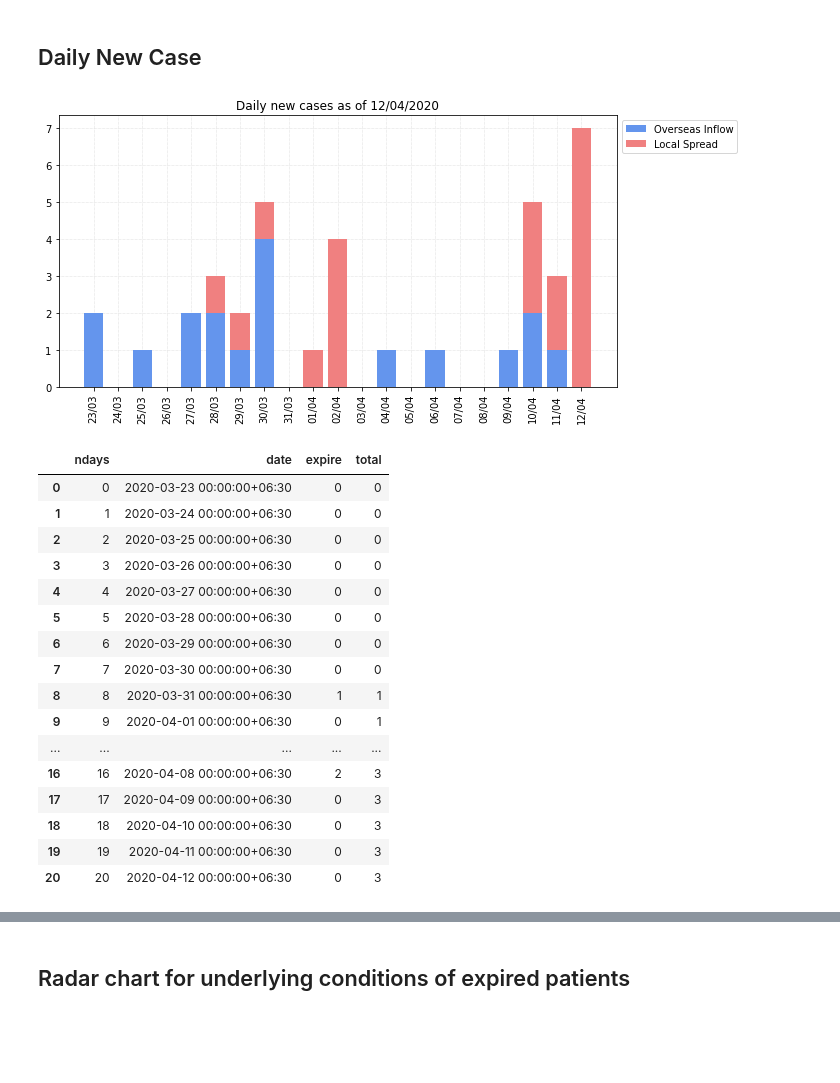
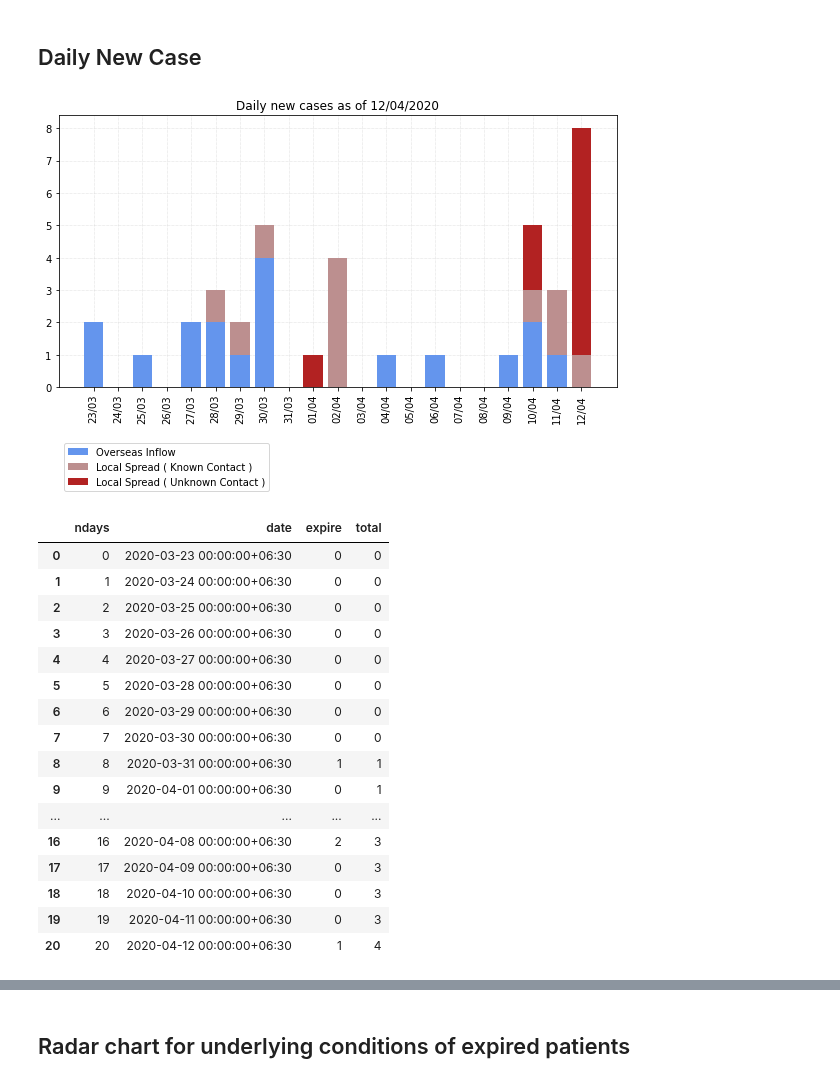
Before and after one commit to finerbrighterlighter/myanmar_covid19, a Jupyter notebook: exponential_growth.ipynb, the cells around one changed output, grey strips where cells are left out. Cells and saved outputs as stored; diff of their text form; code cells hidden in the pictures; blank space fills up the shorter version.

```diff
--- a/exponential_growth.ipynb
+++ b/exponential_growth.ipynb
@@ -62,6 +62,8 @@ case_df.columns = ["date", "travel"]
 
 case_df["overseas_inflow"] = np.where(df["travel"].isna(), 0, 1)
 case_df["local_spread"] = np.where(df["travel"].notna(), 0, 1)
+case_df["known_contact"] = np.where(df["travel"].notna(), 0, np.where(df["contact"]==1, 1, 0))
+case_df["unknown_contact"] = np.where(df["travel"].notna(), 0, np.where(df["contact"]==1, 0, 1))
 case_df["date"] = pd.to_datetime(case_df["date"])
 
 case_df.drop("travel", axis=1 , inplace=True)
@@ -97,8 +99,12 @@ timeline_df["date"] = pd.to_datetime(timeline_df["date"])
 timeline_df=timeline_df.merge(case_df,indicator=False,how='left')
 timeline_df["overseas_inflow"].fillna(0, inplace=True)
 timeline_df["local_spread"].fillna(0, inplace=True)
+timeline_df["known_contact"].fillna(0, inplace=True)
+timeline_df["unknown_contact"].fillna(0, inplace=True)
 timeline_df["overseas_inflow"]=timeline_df["overseas_inflow"].astype(int)
 timeline_df["local_spread"]=timeline_df["local_spread"].astype(int)
+timeline_df["known_contact"]=timeline_df["known_contact"].astype(int)
+timeline_df["unknown_contact"]=timeline_df["unknown_contact"].astype(int)
 timeline_df["total"] = (timeline_df["overseas_inflow"]+timeline_df["local_spread"]).cumsum().astype(int)
 timeline_df
 # %% [output]
@@ -148,27 +178,28 @@ files.download(tot_cases)
 # %%
 fig, ax = plt.subplots(figsize=(10,5))
 ax.grid(linestyle=':', linewidth='0.5', color='silver')
 ax.set_axisbelow(True)
 
 
 xindex = np.arange(len(pd.date_range(start=timeline_df.date.min(), end=pd.to_datetime("today").tz_localize("UTC").tz_convert("Asia/Yangon"))))
 
 
 plt.xticks(xindex,pd.date_range(start=timeline_df.date.min(), end=pd.to_datetime("today").tz_localize("UTC").tz_convert("Asia/Yangon")).strftime('%d/%m'), fontsize=10, rotation=90)
 plt.gca().yaxis.set_major_locator(mticker.MultipleLocator(1))
 
 oi_case = plt.bar(xindex, timeline_df["overseas_inflow"], color = "cornflowerblue")
-ls_case = plt.bar(xindex, timeline_df["local_spread"], bottom=timeline_df["overseas_inflow"], color = "lightcoral")
+ls_k_case = plt.bar(xindex, timeline_df["known_contact"], bottom=timeline_df["overseas_inflow"], color = "rosybrown")
+ls_uk_case = plt.bar(xindex, timeline_df["unknown_contact"], bottom=timeline_df["overseas_inflow"]+timeline_df["known_contact"], color = "firebrick")
 
 plt.title("Daily new cases as of "+str(pd.to_datetime("today").tz_localize("UTC").tz_convert("Asia/Yangon").strftime("%d/%m/%Y")))
-plt.legend((oi_case[0],ls_case[0]), ("Overseas Inflow", "Local Spread"),loc='upper left', bbox_to_anchor=(1, 1))
+plt.legend((oi_case[0],ls_k_case[0],ls_uk_case[0]), ("Overseas Inflow", "Local Spread ( Known Contact )", "Local Spread ( Unknown Contact )"),loc="lower left", bbox_to_anchor=(0, -0.4))
 
 new_cases = str(pd.to_datetime("today").tz_localize("UTC").tz_convert("Asia/Yangon").strftime("%d-%m-%Y"))+"_new_cases.svg"
 plt.savefig(new_cases, bbox_inches = "tight")
 plt.show()
 files.download(new_cases)
 # %% [output]
-[figure, old version]
+[figure, new version]
 # %%
 exp_df = pd.DataFrame(columns=["ndays","date"])
 
@@ -200,7 +231,7 @@ exp_df
 | 17 | 17 | 2020-04-09 00:00:00+06:30 | 0 | 3 |
 | 18 | 18 | 2020-04-10 00:00:00+06:30 | 0 | 3 |
 | 19 | 19 | 2020-04-11 00:00:00+06:30 | 0 | 3 |
-| 20 | 20 | 2020-04-12 00:00:00+06:30 | 0 | 3 |
+| 20 | 20 | 2020-04-12 00:00:00+06:30 | 1 | 4 |
 # %%
 fig, ax = plt.subplots(figsize=(10,5))
 ax.grid(linestyle=':', linewidth='0.5', color='silver')
```
Also changed, not shown: parts of 24 cells of this notebook.
